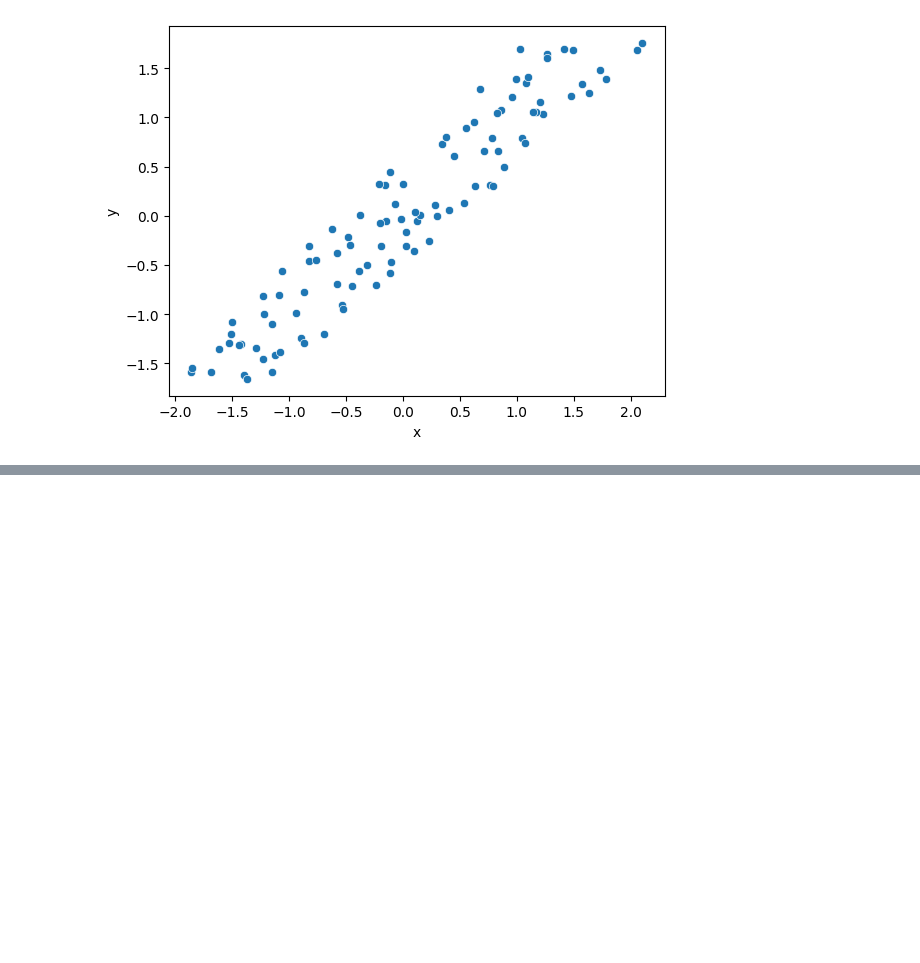
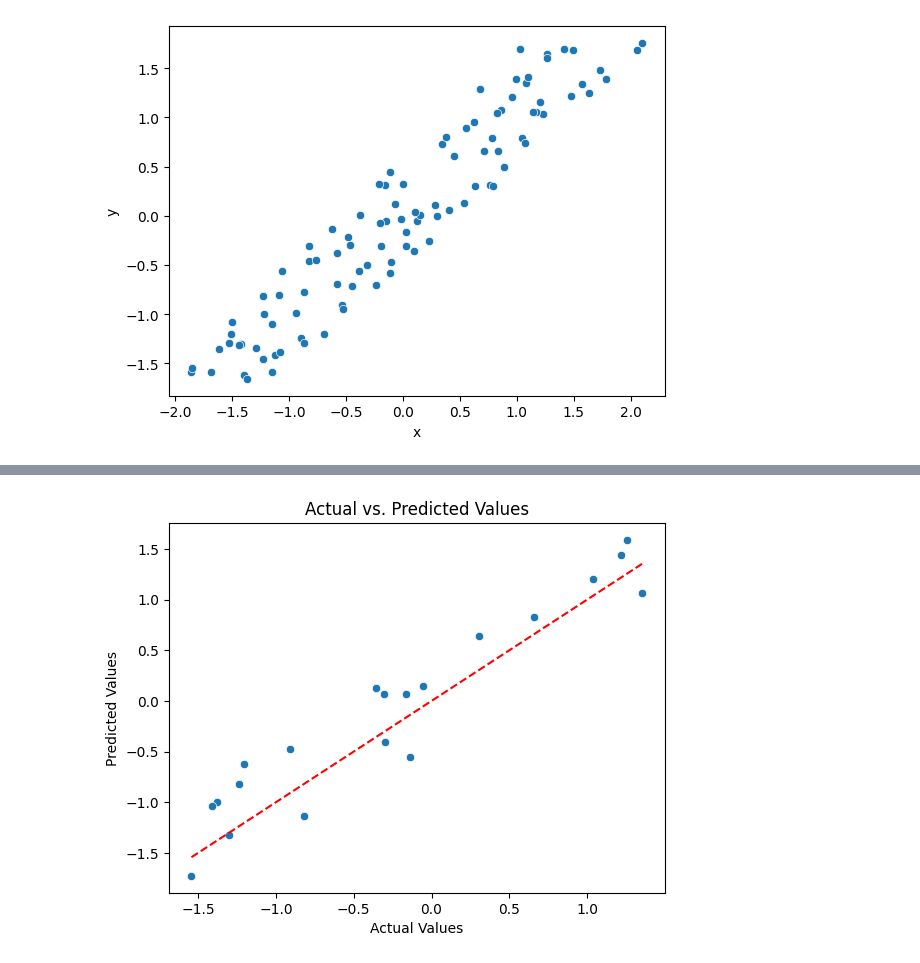
Before and after one commit to lakshyapathak69420/Linear-Regression-visualiser, a Jupyter notebook: prediction.ipynb, the cells around one changed output, grey strips where cells are left out. Cells and saved outputs as stored; diff of their text form; code cells hidden in the pictures; blank space fills up the shorter version.

```diff
--- a/prediction.ipynb
+++ b/prediction.ipynb
@@ -26,0 +36,2 @@ ModuleNotFoundError: No module named 'Machine_Learning_Algorithm'
+# %%
+prediction = model.predict(x_test)
@@ -26,0 +67,11 @@ ModuleNotFoundError: No module named 'Machine_Learning_Algorithm'
+# %%
+
+def plot_actual_vs_predicted(y_true, y_pred):
+    """Plots actual vs. predicted values."""
+    plt.figure()
+    sns.scatterplot(x=y_true, y=y_pred)
+    plt.plot([min(y_true), max(y_true)], [min(y_true), max(y_true)], '--', color='red') #diagonal line
+    plt.xlabel("Actual Values")
+    plt.ylabel("Predicted Values")
+    plt.title("Actual vs. Predicted Values")
+    plt.show()
@@ -26,0 +92,4 @@ ModuleNotFoundError: No module named 'Machine_Learning_Algorithm'
+# %%
+plot_actual_vs_predicted(y_true=y_test , y_pred=prediction)
+# %% [output]
+[figure, added]
```
Also changed, not shown: parts of 14 cells of this notebook, 1 other file.
